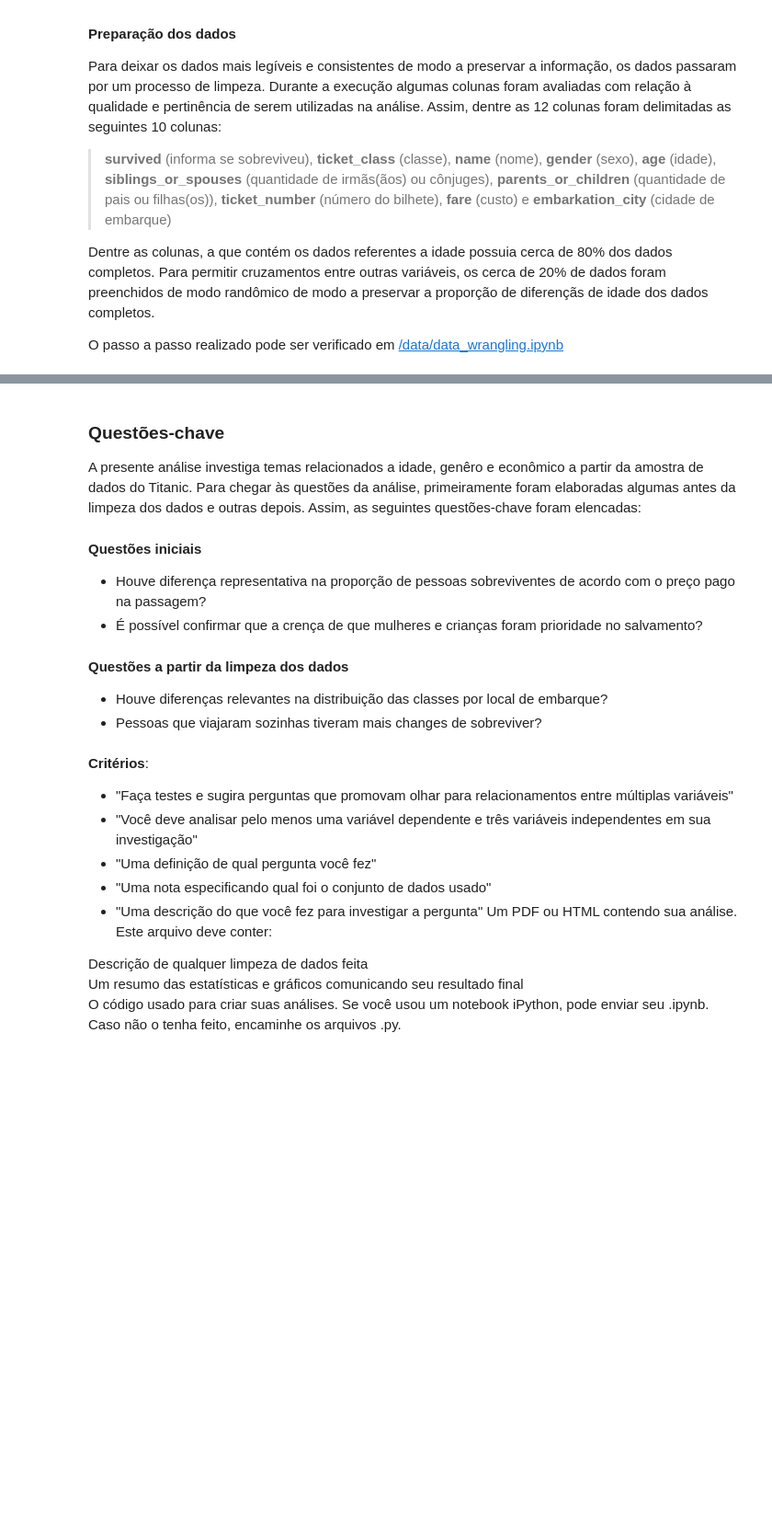
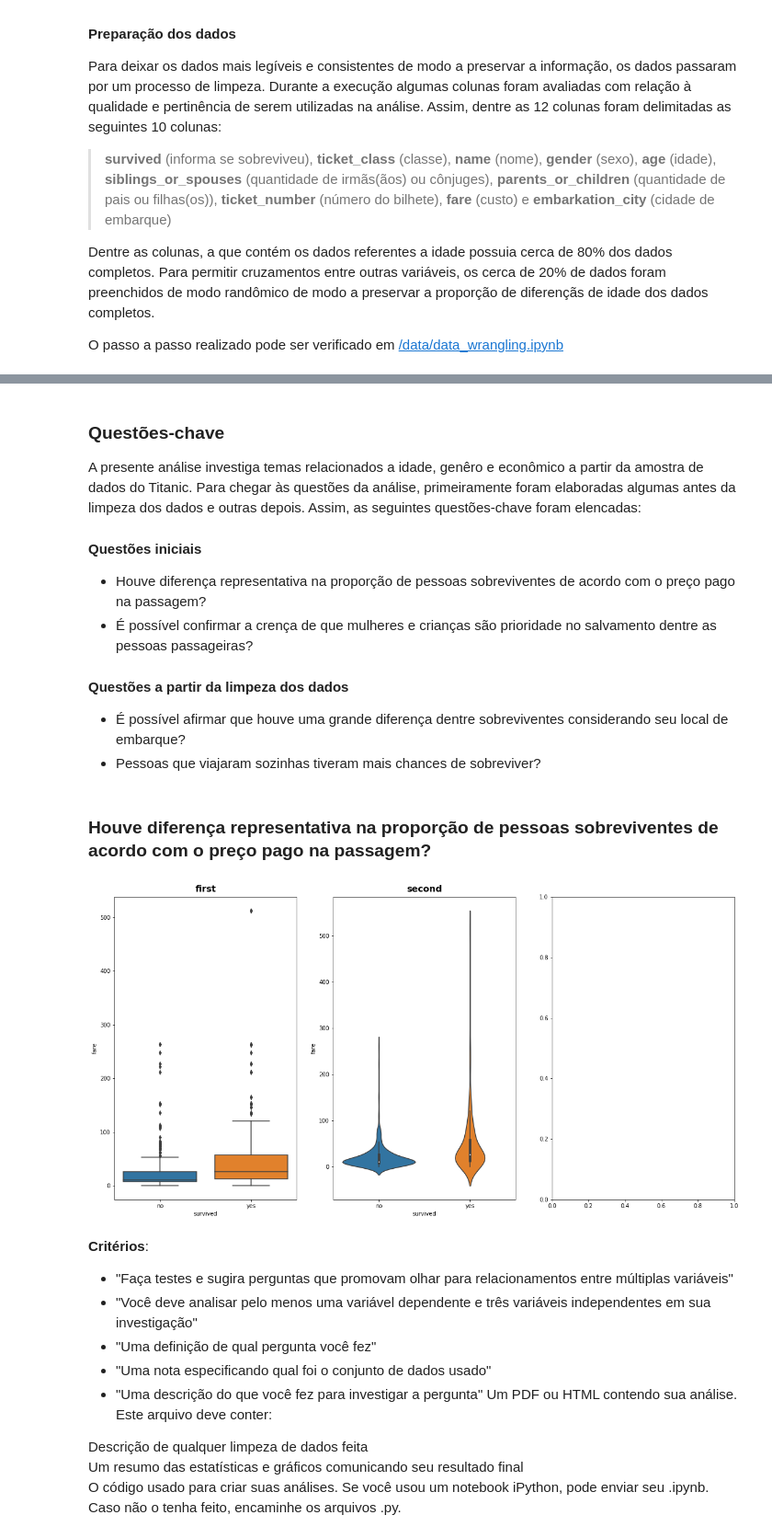
Before and after one commit to aguiarsouzatiz/udacity-nanodegree-data-science, a Jupyter notebook: 02 Data Analysis Titanic Data/data_analysis_titanic_data.ipynb, the cells around one changed output, grey strips where cells are left out. Shown at 92% size. Cells and saved outputs as stored; diff of their text form; code cells hidden in the pictures; blank space fills up the shorter version.

```diff
--- a/02 Data Analysis Titanic Data/data_analysis_titanic_data.ipynb
+++ b/02 Data Analysis Titanic Data/data_analysis_titanic_data.ipynb
@@ -88,8 +87,26 @@ Assim, as seguintes questões-chave foram elencadas:
 
 #### Questões iniciais
 - Houve diferença representativa na proporção de pessoas sobreviventes de acordo com o preço pago na passagem?
-- É possível confirmar que a crença de que mulheres e crianças foram prioridade no salvamento?
+- É possível confirmar a crença de que mulheres e crianças são prioridade no salvamento dentre as pessoas passageiras?
 
 #### Questões a partir da limpeza dos dados
-- Houve diferenças relevantes na distribuição das classes por local de embarque?
-- Pessoas que viajaram sozinhas tiveram mais changes de sobreviver?
+- É possível afirmar que houve uma grande diferença dentre sobreviventes considerando seu local de embarque?
+- Pessoas que viajaram sozinhas tiveram mais chances de sobreviver?
+# %% [markdown]
+### Houve diferença representativa na proporção de pessoas sobreviventes de acordo com o preço pago na passagem?
+# %%
+figure_fares, ax_fares = plt.subplots(1,3, figsize=(20,10))
+# sns.distplot(data_titanic['fare'], hue='fare')
+
+a = sns.boxplot(x='survived', y='fare', data=data_titanic, ax=ax_fares[0])
+b = sns.violinplot(x='survived', y='fare', data=data_titanic, ax=ax_fares[1])
+pf.set_title(a, 'first')
+pf.set_title(b, 'second')
+
+# b.legend()
+# sns.pairplot(data_titanic)
+# data_titanic.query('fare == 0')
+
+figure_fares.show()
+# %% [output]
+[figure, added]
```
Also changed, not shown: parts of 9 cells of this notebook, 2 other files.
